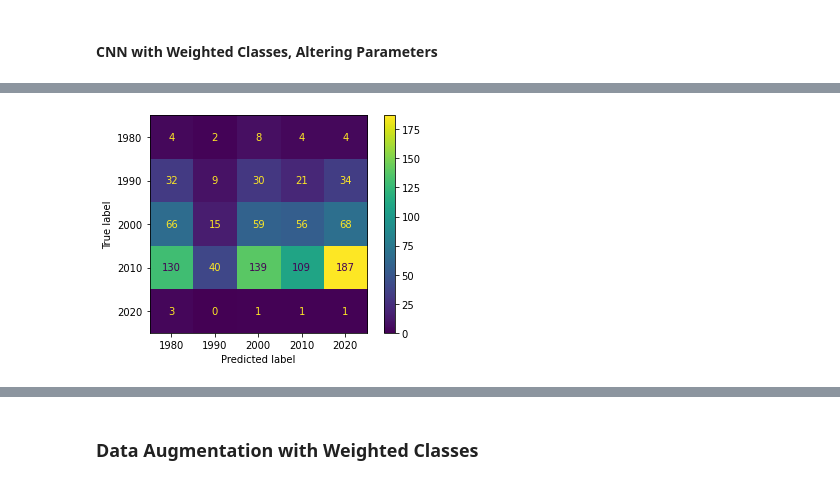
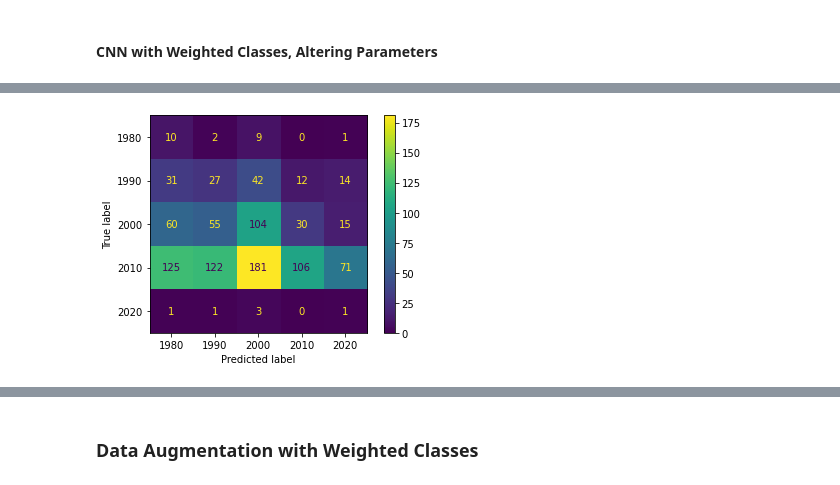
Before and after one commit to jpetersen626/book_cover_classification, a Jupyter notebook: code/04_Modeling_Decade.ipynb, the cells around one changed output, grey strips where cells are left out. Drawn from its saved outputs; the diff is of its cells as text; code cells hidden in the pictures.

```diff
--- a/code/04_Modeling_Decade.ipynb
+++ b/code/04_Modeling_Decade.ipynb
@@ -888,7 +941,8 @@ test_gen_2 = datagen_2.flow_from_dataframe(
     x_col='filename',
     y_col='decade',
     class_mode='categorical',
-    target_size=(256,256)
+    target_size=(256,256),
+    shuffle=False
 )
 # %% [output]
 Found 9117 validated image filenames belonging to 5 classes.
@@ -1077,4 +1139,7 @@ preds = model15.predict(test_gen_2, steps=test_steps_per_epoch)
 # %%
-ConfusionMatrixDisplay.from_predictions(test_gen_2.classes, np.argmax(preds, axis=1), display_labels=list(test_gen_2.class_indices.keys()));
+ConfusionMatrixDisplay.from_predictions(
+    test_gen_2.classes,
+    np.argmax(model15.predict(test_gen_2), axis=1),
+    display_labels=list(test_gen_2.class_indices.keys()));
 # %% [output]
-[figure, old version]
+[figure, new version]
```
Also changed, not shown: parts of 92 cells of this notebook.
